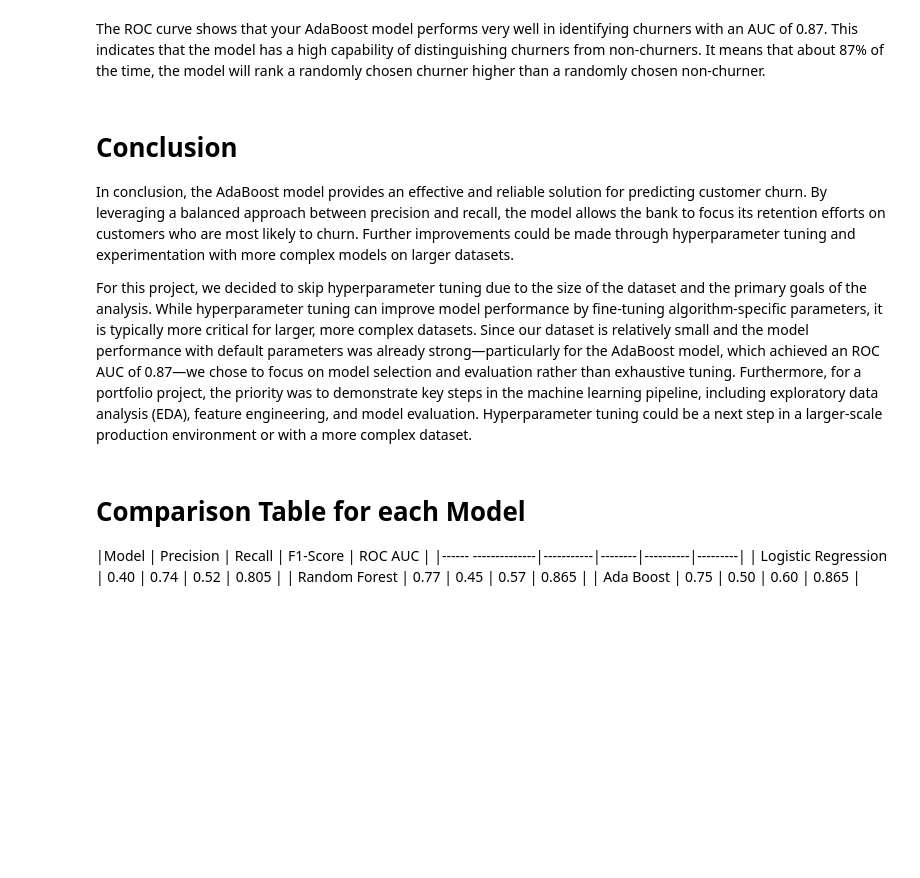
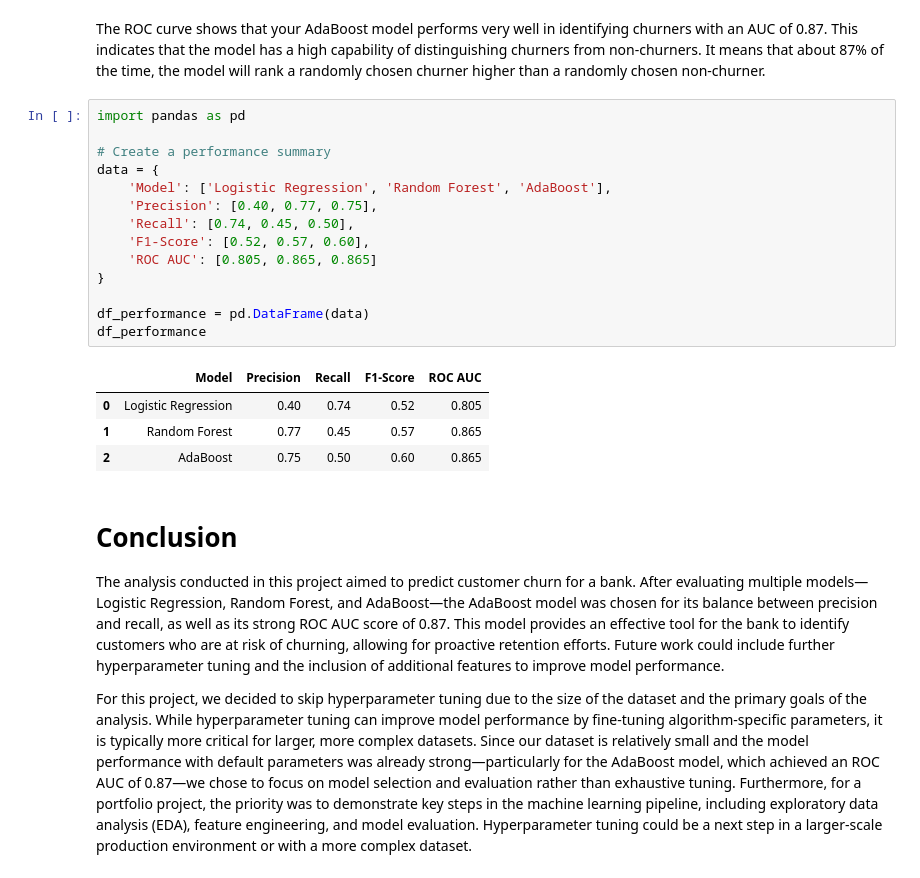
Before and after one commit to uzmaaly/Customer-Churn-Prediction, a Jupyter notebook: Bank_Churn_Analysis.ipynb, the cells around one changed output. Saved outputs shown, nothing was run; the diff lists cells and outputs as text; blank space fills up the shorter version.

```diff
--- a/Bank_Churn_Analysis.ipynb
+++ b/Bank_Churn_Analysis.ipynb
@@ -783,17 +779,28 @@ plt.show()
 [figure]
 # %% [markdown]
 The ROC curve shows that your AdaBoost model performs very well in identifying churners with an AUC of 0.87. This indicates that the model has a high capability of distinguishing churners from non-churners. It means that about 87% of the time, the model will rank a randomly chosen churner higher than a randomly chosen non-churner.
+# %%
+import pandas as pd
+
+# Create a performance summary
+data = {
+    'Model': ['Logistic Regression', 'Random Forest', 'AdaBoost'],
+    'Precision': [0.40, 0.77, 0.75],
+    'Recall': [0.74, 0.45, 0.50],
+    'F1-Score': [0.52, 0.57, 0.60],
+    'ROC AUC': [0.805, 0.865, 0.865]
+}
+
+df_performance = pd.DataFrame(data)
+df_performance
+# %% [output]
+|  | Model | Precision | Recall | F1-Score | ROC AUC |
+| 0 | Logistic Regression | 0.40 | 0.74 | 0.52 | 0.805 |
+| 1 | Random Forest | 0.77 | 0.45 | 0.57 | 0.865 |
+| 2 | AdaBoost | 0.75 | 0.50 | 0.60 | 0.865 |
 # %% [markdown]
 # **Conclusion**
 
-In conclusion, the AdaBoost model provides an effective and reliable solution for predicting customer churn. By leveraging a balanced approach between precision and recall, the model allows the bank to focus its retention efforts on customers who are most likely to churn. Further improvements could be made through hyperparameter tuning and experimentation with more complex models on larger datasets.
+The analysis conducted in this project aimed to predict customer churn for a bank. After evaluating multiple models—Logistic Regression, Random Forest, and AdaBoost—the AdaBoost model was chosen for its balance between precision and recall, as well as its strong ROC AUC score of 0.87. This model provides an effective tool for the bank to identify customers who are at risk of churning, allowing for proactive retention efforts. Future work could include further hyperparameter tuning and the inclusion of additional features to improve model performance.
 
 For this project, we decided to skip hyperparameter tuning due to the size of the dataset and the primary goals of the analysis. While hyperparameter tuning can improve model performance by fine-tuning algorithm-specific parameters, it is typically more critical for larger, more complex datasets. Since our dataset is relatively small and the model performance with default parameters was already strong—particularly for the AdaBoost model, which achieved an ROC AUC of 0.87—we chose to focus on model selection and evaluation rather than exhaustive tuning. Furthermore, for a portfolio project, the priority was to demonstrate key steps in the machine learning pipeline, including exploratory data analysis (EDA), feature engineering, and model evaluation. Hyperparameter tuning could be a next step in a larger-scale production environment or with a more complex dataset.
-# %% [markdown]
-# Comparison Table for each Model
-
-|Model                | Precision | Recall | F1-Score | ROC AUC |
-|------ --------------|-----------|--------|----------|---------|
-| Logistic Regression | 0.40      | 0.74   | 0.52     | 0.805   |
-| Random Forest       | 0.77      | 0.45   | 0.57     | 0.865   |
-| Ada Boost           | 0.75      | 0.50   | 0.60     | 0.865   |
```
Also changed, not shown: parts of 13 cells of this notebook.
